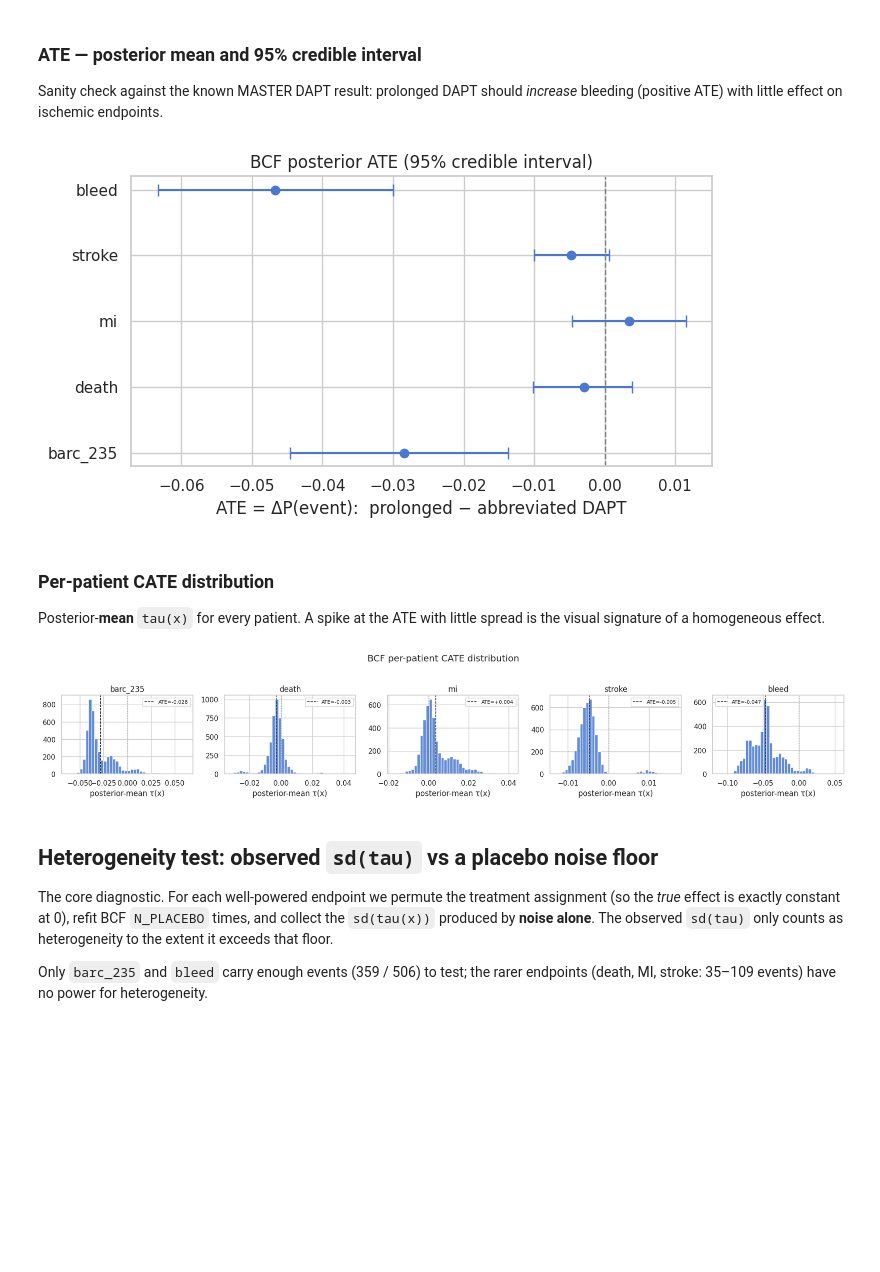
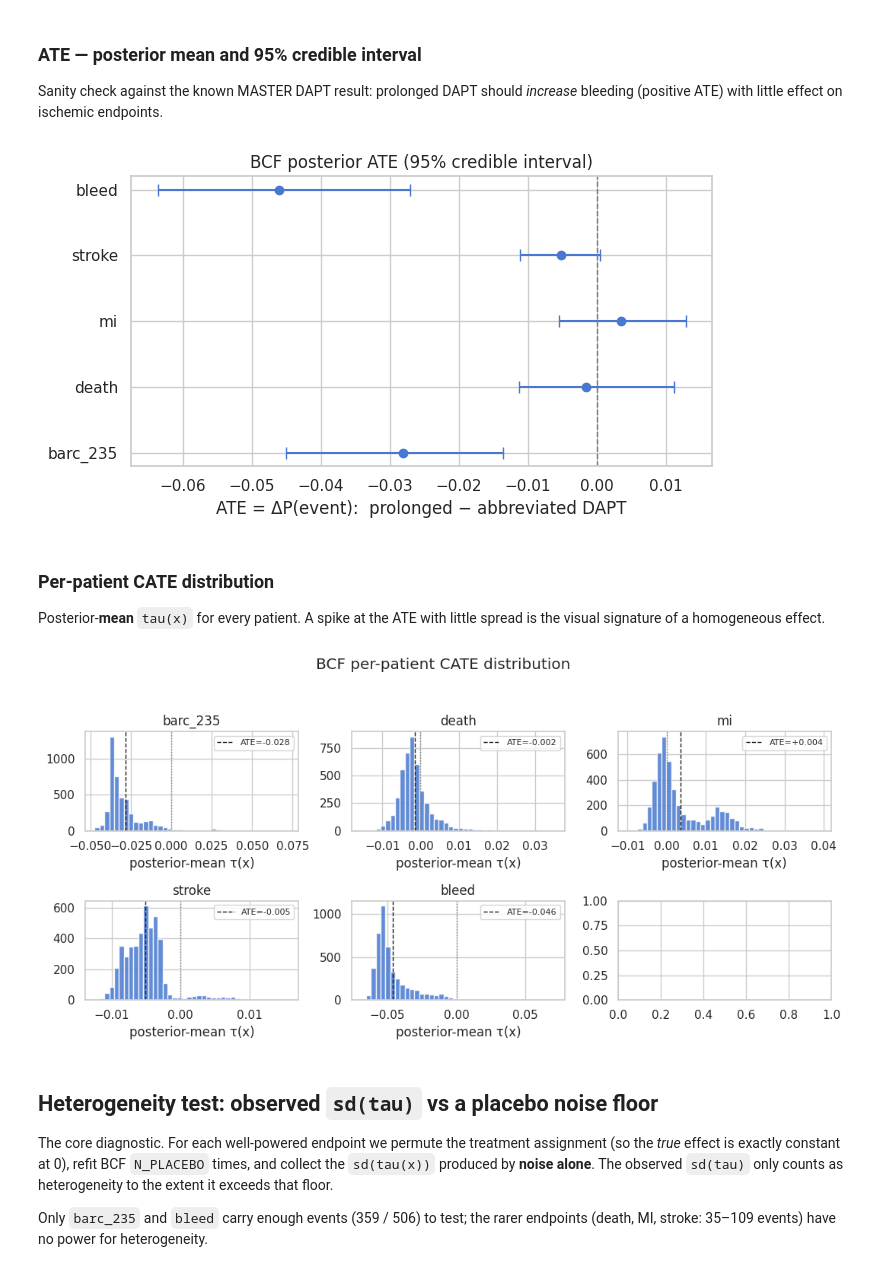
Before and after one commit to TommasoPioda/CATE-estimation-on-the-MASTER-DAPT-trial, a Jupyter notebook: Meta-learning/causal_forest/09_bcf_cate_estimation.ipynb, the cells around one changed output. Cells and saved outputs as stored; diff of their text form; code cells hidden in the pictures; blank space fills up the shorter version.

```diff
--- a/Meta-learning/causal_forest/09_bcf_cate_estimation.ipynb
+++ b/Meta-learning/causal_forest/09_bcf_cate_estimation.ipynb
@@ -55,6 +55,7 @@ print('BCF config:', dict(num_gfr=NUM_GFR, num_mcmc=NUM_MCMC,
 BCF config: {'num_gfr': 25, 'num_mcmc': 500, 'treatment_trees': 50, 'placebo_refits': 3}
 # %%
 X = pd.read_parquet(os.path.join(DATA_DIR, 'X_features.parquet'))
+X = X.loc[:, ~X.columns.str.contains("cec", case=False, na=False)]
 y_df = pd.read_parquet(os.path.join(DATA_DIR, 'y_targets.parquet'))
 
 TARGETS = ['cec_barc235_335d', 'cec_cvdeath_335d', 'cec_mi_335d',
@@ -63,6 +64,7 @@ TARGET_LABELS = ['barc_235', 'death', 'mi', 'stroke', 'bleed']
 y_df = y_df[TARGETS]
 
 X_num = X.select_dtypes(include=[np.number])
+X_num = X_num.astype(float)
 T = X['regimen'].map({'prolonged DAPT': 0, 'abbreviated DAPT': 1}).to_numpy()
 
 print(f'Samples: {len(X_num)}, Features: {X_num.shape[1]}')
@@ -125,7 +127,7 @@ plt.tight_layout()
 plt.savefig(os.path.join(SAVE_DIR, 'ATE_forest.png'), dpi=150)
 plt.show()
 # %% [output]
-[figure, old version]
+[figure, new version]
 # %% [markdown]
 ### Per-patient CATE distribution
 Posterior-**mean** `tau(x)` for every patient. A spike at the ATE with little spread
@@ -133,19 +135,20 @@ is the visual signature of a homogeneous effect.
 # %%
 cate = pipe.predict_cate(X_num.values)
 n = len(TARGET_LABELS)
-fig, axes = plt.subplots(1, n, figsize=(3.6 * n, 3.2))
+fig, axes = plt.subplots(2, 3, figsize=(3.6 * 3, 5))
+axes = axes.ravel() if n > 1 else [axes]
 for j, (ax, lab) in enumerate(zip(np.atleast_1d(axes), TARGET_LABELS)):
     ax.hist(cate[:, j], bins=40, color='C0', alpha=0.85)
     ax.axvline(cate[:, j].mean(), color='k', ls='--', lw=1,
                label=f'ATE={cate[:, j].mean():+.3f}')
     ax.axvline(0, color='grey', ls=':', lw=1)
     ax.set_title(lab); ax.set_xlabel('posterior-mean τ(x)'); ax.legend(fontsize=8)
 plt.suptitle('BCF per-patient CATE distribution', y=1.04)
 plt.tight_layout()
 plt.savefig(os.path.join(SAVE_DIR, 'CATE_DIST.png'), dpi=150, bbox_inches='tight')
 plt.show()
 # %% [output]
-[figure, old version]
+[figure, new version]
 # %% [markdown]
 ## Heterogeneity test: observed `sd(tau)` vs a placebo noise floor
 
```
Also changed, not shown: parts of 9 cells of this notebook.
